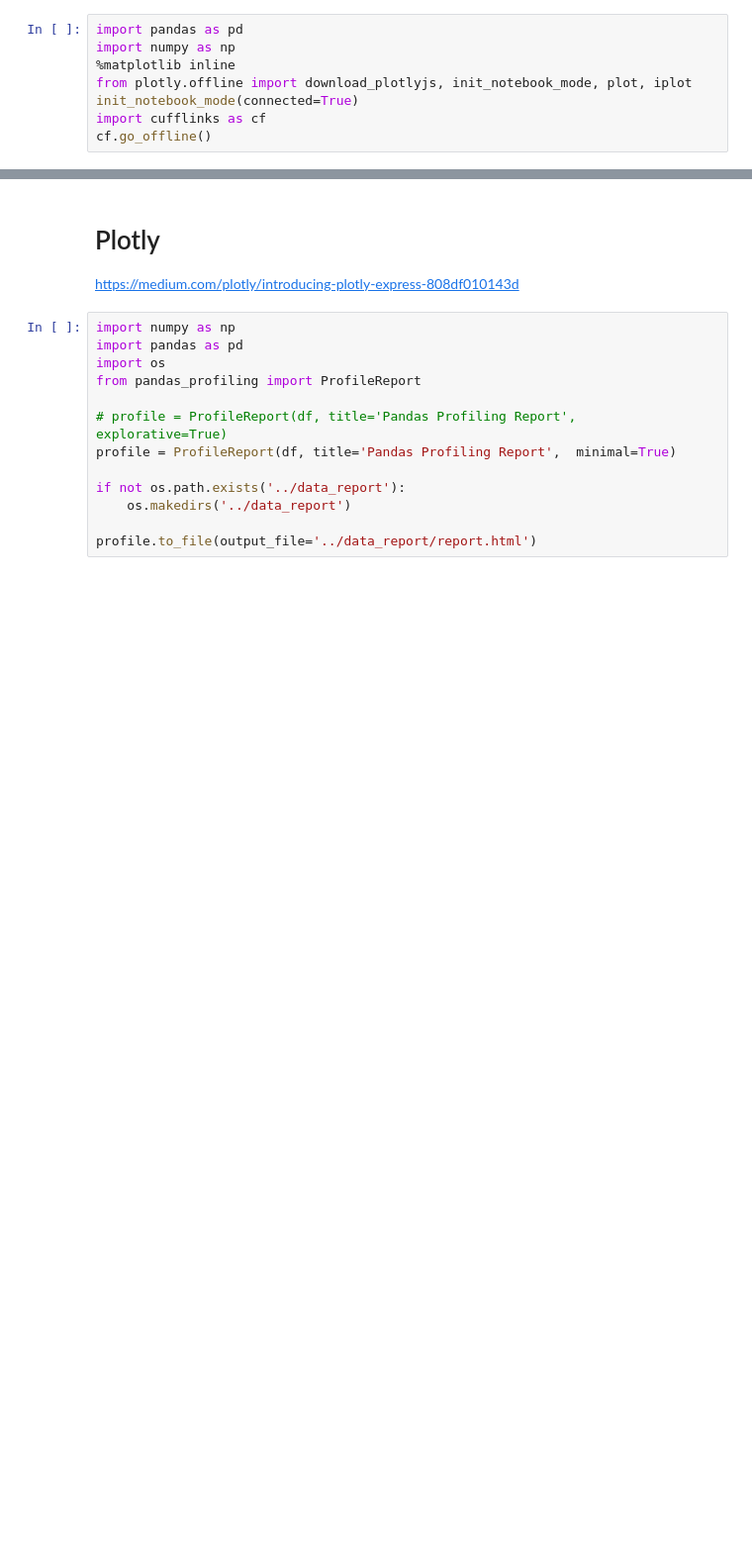
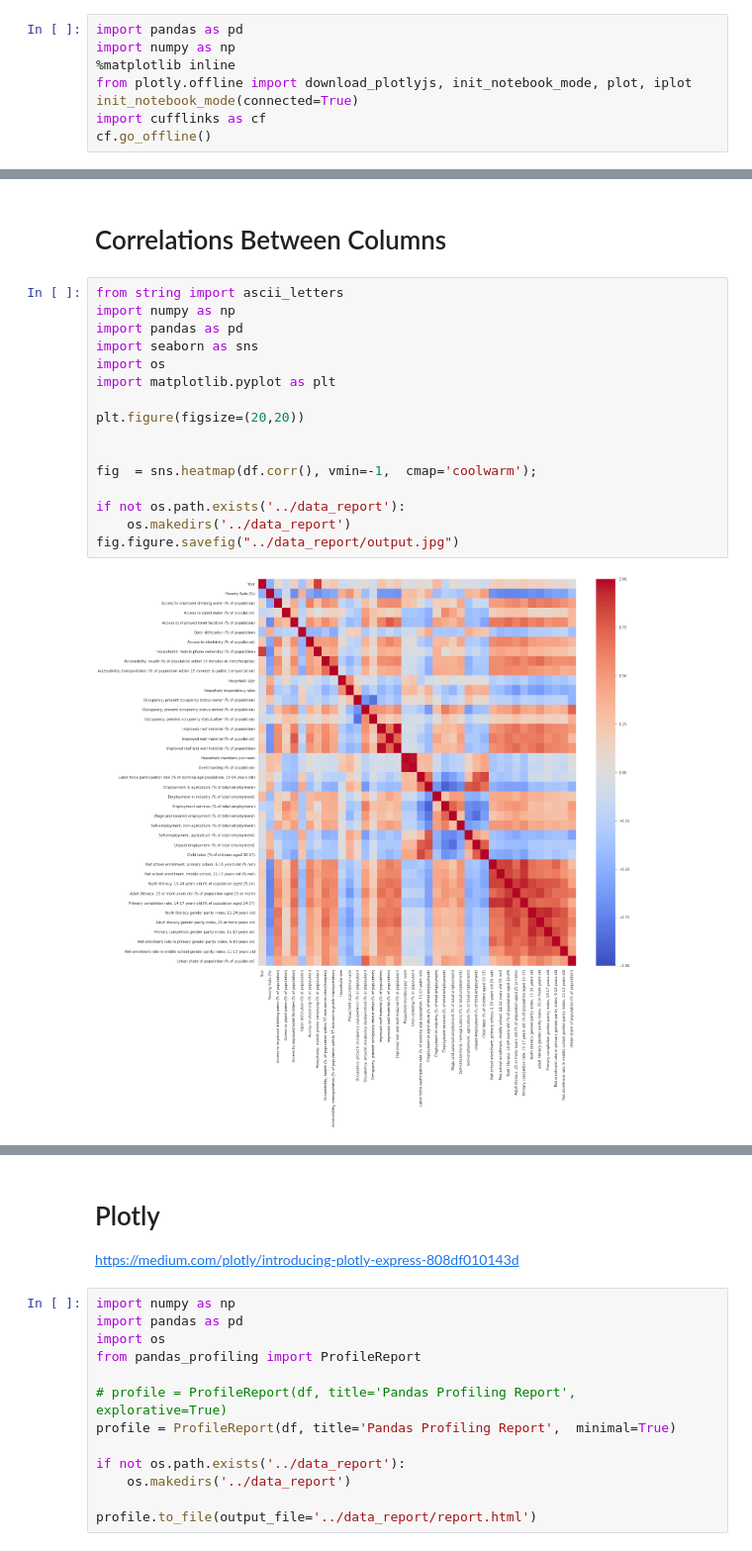
Before and after one commit to SabahatPK/DDP_launch, a Jupyter notebook: notebooks/DDP.ipynb, the cells around one changed output, grey strips where cells are left out. Shown at 99% size. Saved outputs shown, nothing was run; the diff lists cells and outputs as text; blank space fills up the shorter version.

Commit message:
interactive data anlysis incorporated

```diff
--- a/notebooks/DDP.ipynb
+++ b/notebooks/DDP.ipynb
@@ -111,0 +95,20 @@ fig.show(config=dict(displaylogo=False,
+# %% [markdown]
+# Correlations Between Columns
+# %%
+from string import ascii_letters
+import numpy as np
+import pandas as pd
+import seaborn as sns
+import os
+import matplotlib.pyplot as plt
+
+plt.figure(figsize=(20,20))
+
+
+fig  = sns.heatmap(df.corr(), vmin=-1,  cmap='coolwarm');
+
+if not os.path.exists('../data_report'):
+    os.makedirs('../data_report')
+fig.figure.savefig("../data_report/output.jpg")
+# %% [output]
+[figure, added]
```
Also changed, not shown: parts of 9 cells of this notebook, 3 other files.
